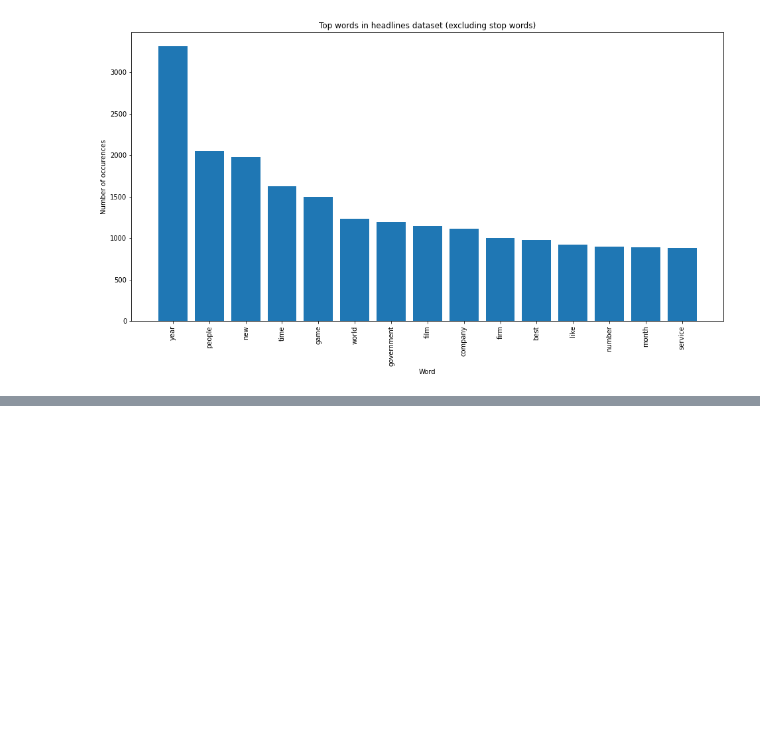
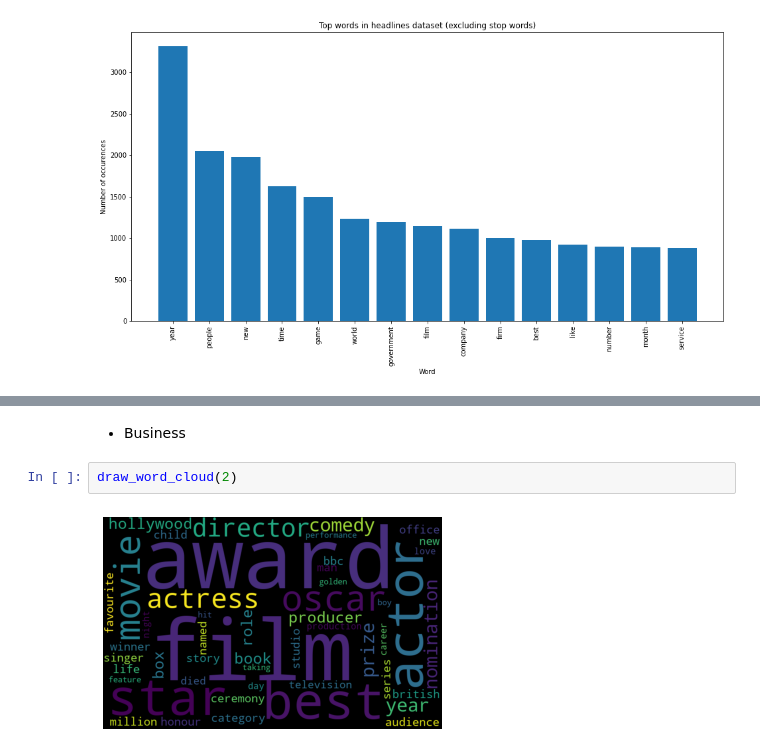
Before and after one commit to SuhelAnsari9272/Topic-Modeling-on-News-Articles-, a Jupyter notebook: Suhel_Topic_Modeling_on_News_Articles_Capstone_Project.ipynb, the cells around one changed output, grey strips where cells are left out. Saved outputs shown, nothing was run; the diff lists cells and outputs as text; blank space fills up the shorter version.

```diff
--- a/Suhel_Topic_Modeling_on_News_Articles_Capstone_Project.ipynb
+++ b/Suhel_Topic_Modeling_on_News_Articles_Capstone_Project.ipynb
@@ -522,0 +626,6 @@ plt.show()
+# %% [markdown]
+* Business
+# %%
+draw_word_cloud(2)
+# %% [output]
+[figure, added]
```
Also changed, not shown: parts of 52 cells of this notebook.
